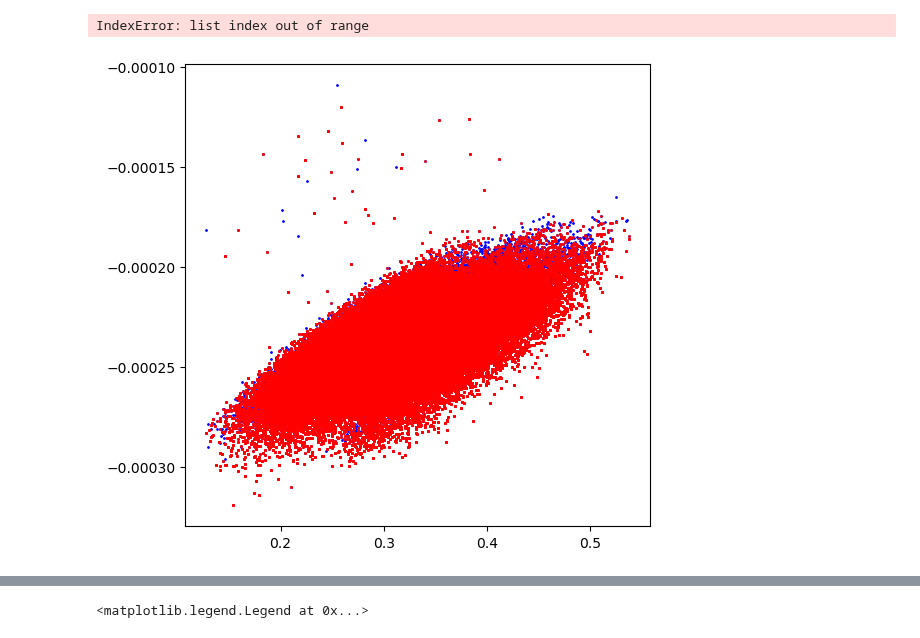
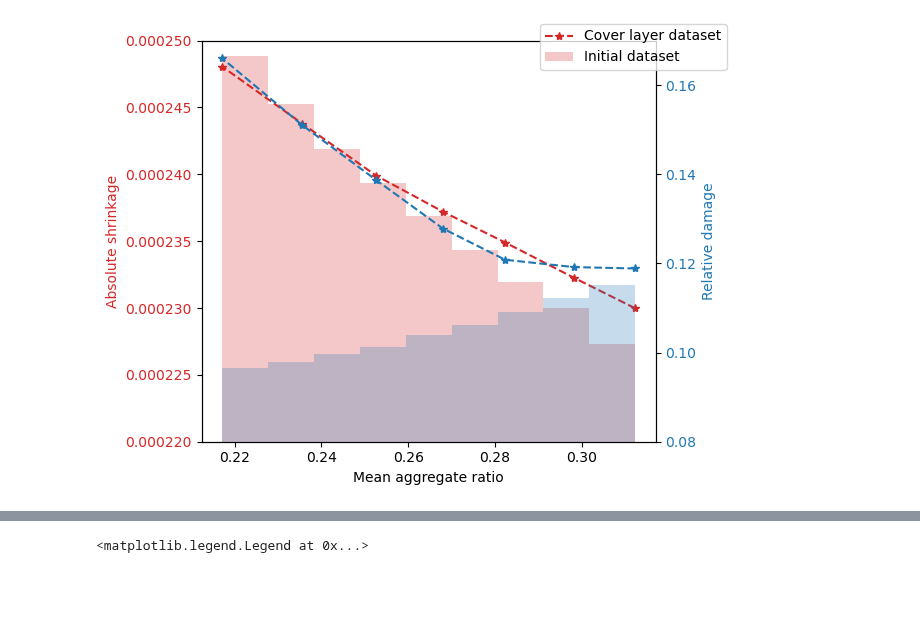
Before and after one commit to LiyaGaynutdinova/Auto-Regressive-Unet-for-Concrete-Damage, a Jupyter notebook: data_exploration_big NU_2.ipynb, the cells around one changed output, grey strips where cells are left out. Drawn from its saved outputs; the diff is of its cells as text; code cells hidden in the pictures; blank space fills up the shorter version.

```diff
--- a/data_exploration_big NU_2.ipynb
+++ b/data_exploration_big NU_2.ipynb
@@ -90,11 +65,40 @@ ax[0].legend(['Aggregate volume', 'Damage'])
-# %%
-fig, ax = plt.subplots(figsize=(6, 6))
-plt.scatter(df['aggregate_ratio'][ids[0]], df['shrinkage'][ids[0]], s=1, c='blue')
-for i in range(1,5):
-    plt.scatter(df['aggregate_ratio'][ids[i]], df['shrinkage'][ids[i]], s=1, c='red')
-ax.set_xlabel('total relative aggregate volume')
-ax.set_ylabel('shrinkage')
-ax.legend(['No cover layer', '>5px cover layer'])
-# %% [output]
-IndexError: list index out of range
-[figure, removed]
+# %%
+mean_shr = []
+mean_vol = []
+mean_damage = []
+for i in range(7):
+    mean_shr.append(-df['shrinkage'][ids[i]].mean())
+    mean_vol.append(df['aggregate_ratio'][ids[i]].mean())
+    mean_damage.append(df['damage'][ids[i]].mean())
+# %%
+volumes = np.linspace(min(mean_vol), max(mean_vol), 10)
+shr_hist =[]
+dam_hist =[]
+for i in range(9):
+    shr_hist.append(-df_n[(df_n['aggregate_ratio']>volumes[i]) & (df_n['aggregate_ratio']<volumes[i+1])]['shrinkage'].mean())
+    dam_hist.append(df_n[(df_n['aggregate_ratio']>volumes[i]) & (df_n['aggregate_ratio']<volumes[i+1])]['damage'].mean())
+# %%
+fig, ax1 = plt.subplots()
+
+color = 'tab:red'
+ax1.set_xlabel('Mean aggregate ratio')
+ax1.set_ylabel('Absolute shrinkage', color=color)
+ax1.plot(mean_vol, mean_shr, '--*', color=color)
+ax1.bar(volumes[:-1], shr_hist, width=volumes[1]-volumes[0], align='edge',color=color, alpha=0.25)
+ax1.tick_params(axis='y', labelcolor=color)
+ax1.set_ylim([0.00022, 0.00025])
+
+ax2 = ax1.twinx()  # instantiate a second Axes that shares the same x-axis
+
+color = 'tab:blue'
+ax2.set_ylabel('Relative damage', color=color)  # we already handled the x-label with ax1
+ax2.plot(mean_vol, mean_damage, '--*', color=color)
+ax2.bar(volumes[:-1], dam_hist, width=volumes[1]-volumes[0], align='edge',color=color, alpha=0.25)
+ax2.tick_params(axis='y', labelcolor=color)
+ax2.set_ylim([0.08, 0.17])
+
+fig.tight_layout()  # otherwise the right y-label is slightly clipped
+fig.legend(['Cover layer dataset', 'Initial dataset'])
+plt.show()
+# %% [output]
+[figure, added]
```
Also changed, not shown: parts of 10 cells of this notebook, 39 other files.
